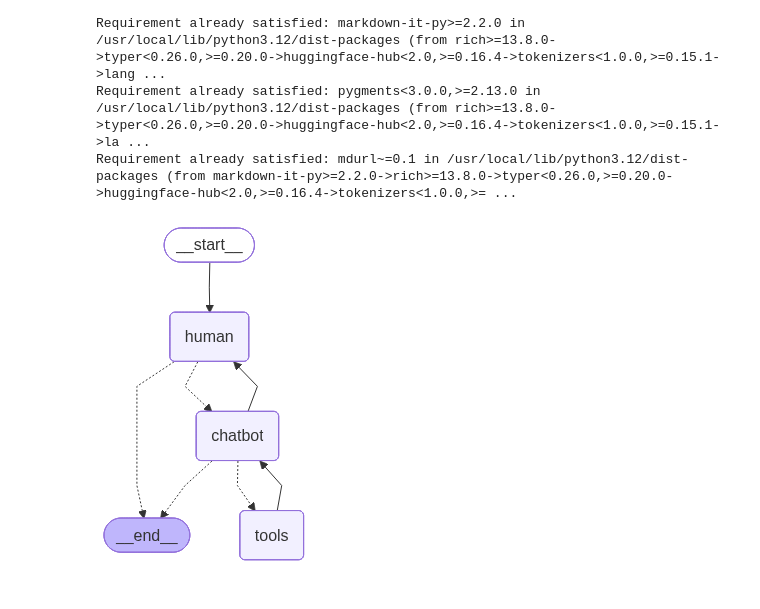
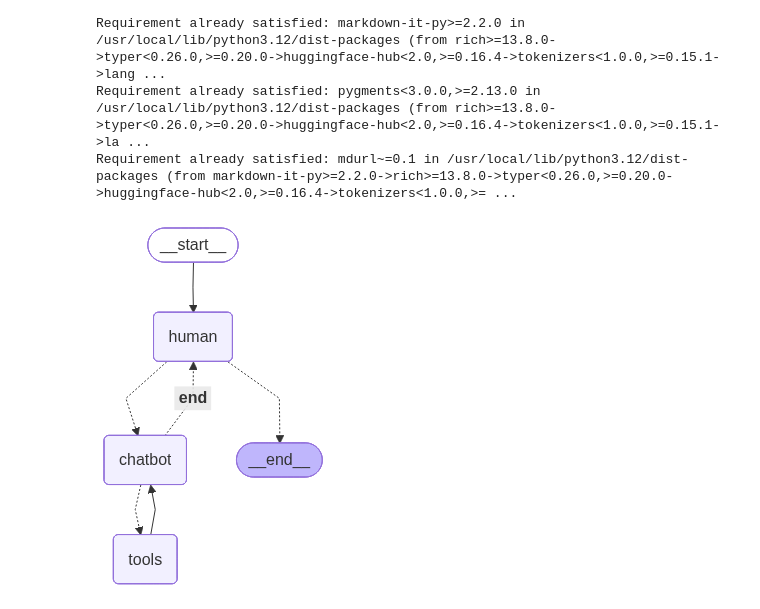
Before and after one commit to DeepanshuSharma1607/langgraph, a Jupyter notebook: langgraph_tool_calling_project.ipynb, the cells around one changed output. Drawn from its saved outputs; the diff is of its cells as text; code cells hidden in the pictures.

```diff
--- a/langgraph_tool_calling_project.ipynb
+++ b/langgraph_tool_calling_project.ipynb
@@ -112,13 +112,14 @@ Rules:
 4. Keep responses concise and directly useful.
 """)
 # %%
-def tool(result):
-  if result.tool_calls:
+def tool(state : MessagesState):
+  if state['messages'][-1].tool_calls:
+    last_message = state['messages'][-1]
 
     tool_messages = []
     denied = False
 
-    for tool_call in result.tool_calls:
+    for tool_call in last_message.tool_calls:
         tool_name = tool_call['name']
         confirm = input(f"Agent wants to call {tool_name} with {tool_call['args']}. Approve (y/n): ")
 
@@ -134,26 +135,13 @@ def tool(result):
 
         tool_messages.append(tool_result)
 
-  return  tool_messages
+  return  {"messages":tool_messages}
 # %%
 def chatbot(state: MessagesState):
     messages = state['messages']
     result = llm_with_tools.invoke([SYSTEM_PROMPT] + messages)
-
-    if not result.tool_calls:
-        print("BOT :", result.content)
-        return {"messages": [result]}
-
-    tool_messages = tool(result);
-
-    followup = llm.invoke([SYSTEM_PROMPT] +  [result] + tool_messages)
-
-    print('*' * 100)
-    print(followup.content)
-    print('*' * 100)
-
-    final_ai_message = AIMessage(content=followup.content)
-    return {"messages": [result] + tool_messages + [final_ai_message]}
+    print("BOT :", result.content)
+    return {"messages": [result]}
 # %%
 def human(state : MessagesState):
     message = input("Ask your question...\n")
@@ -166,34 +154,33 @@ def human_approval(state : MessagesState):
 # %%
 from langgraph.checkpoint.memory import MemorySaver
 from IPython.display import display , Image
 builder   = StateGraph(MessagesState)
 builder.add_node("chatbot",chatbot)
 builder.add_node("human",human)
 builder.add_node("tools",tool)
 
 builder.add_edge(START,"human")
 builder.add_conditional_edges(
     "human",
     human_approval,
     {
         "chatbot": "chatbot",
         END: END,
     },
 )
 builder.add_conditional_edges(
     "chatbot",
     tools_condition,
     {
         "tools": "tools",
-        END: END,
+        END: "human",
     },
 )
 builder.add_edge("tools","chatbot")
-builder.add_edge("chatbot","human")
 
 memory = MemorySaver()
 graph = builder.compile(checkpointer = memory)
 display(Image(graph.get_graph().draw_mermaid_png()))
 # %% [output]
-[figure, old version]
+[figure, new version]
 # %%
```
Also changed, not shown: parts of 2 cells of this notebook.
